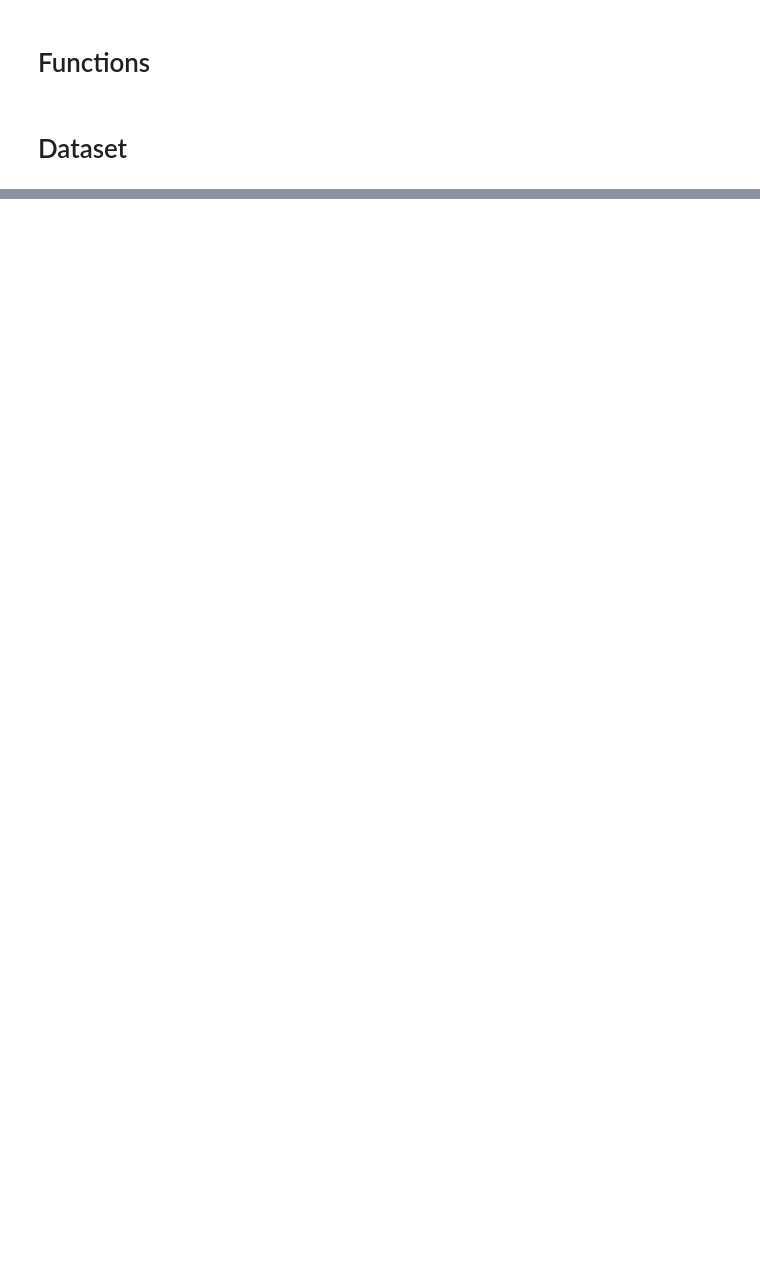
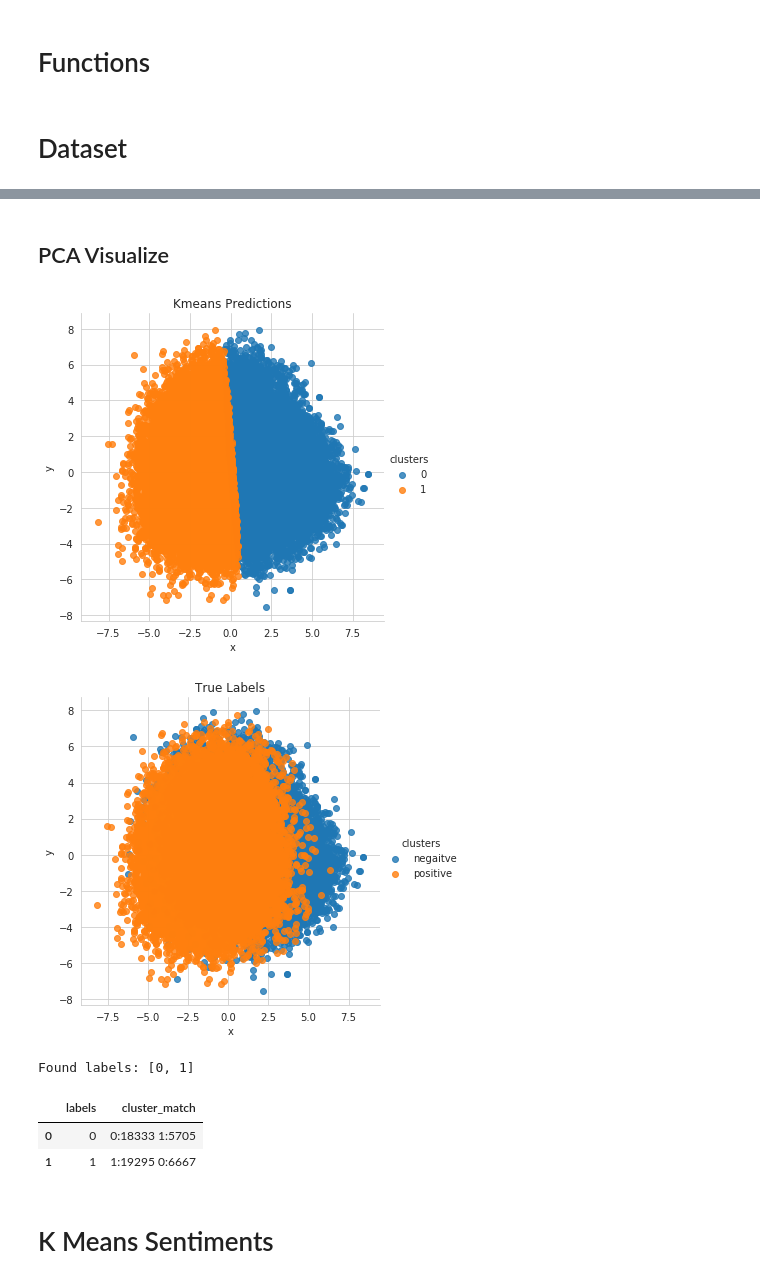
Before and after one commit to gmihaila/gtc2020_instructor_training, a Jupyter notebook: sentiment_clustering.ipynb, the cells around one changed output, grey strips where cells are left out. Saved outputs shown, nothing was run; the diff lists cells and outputs as text; code cells hidden in the pictures; blank space fills up the shorter version.

```diff
--- a/sentiment_clustering.ipynb
+++ b/sentiment_clustering.ipynb
@@ -208,0 +329,32 @@ except:
+# %%
+best_k = 2
+
+best_kmeans_labels = kmeans(k=best_k, features=np.array(movies_reviews_embeddings))
+# %% [markdown]
+## PCA Visualize
+# %%
+reduced_features = pca_reduction(features=np.array(movies_reviews_embeddings),
+                                 labels_values=best_kmeans_labels,
+                                 n_components=2,
+                                 label_decoder=None,
+                                 title='Kmeans Predictions')
+print('\n')
+reduced_features = pca_reduction(features=np.array(movies_reviews_embeddings),
+                                 labels_values=sentiments_reviews,
+                                 n_components=2,
+                                 label_decoder={0:'negaitve', 1:'positive'},
+                                 title='True Labels')
+
+print('\n')
+matching_df = predictions_overlap(model_predicitons=best_kmeans_labels,
+                                  true_predicitons=sentiments_reviews)
+matching_df.head()
+# %% [output]
+[figure, added]
+[figure, added]
+Found labels: [0, 1]
+|  | labels | cluster_match |
+| 0 | 0 | 0:18333 1:5705 |
+| 1 | 1 | 1:19295 0:6667 |
+# %% [markdown]
+# K Means Sentiments
```
Also changed, not shown: parts of 32 cells of this notebook.
